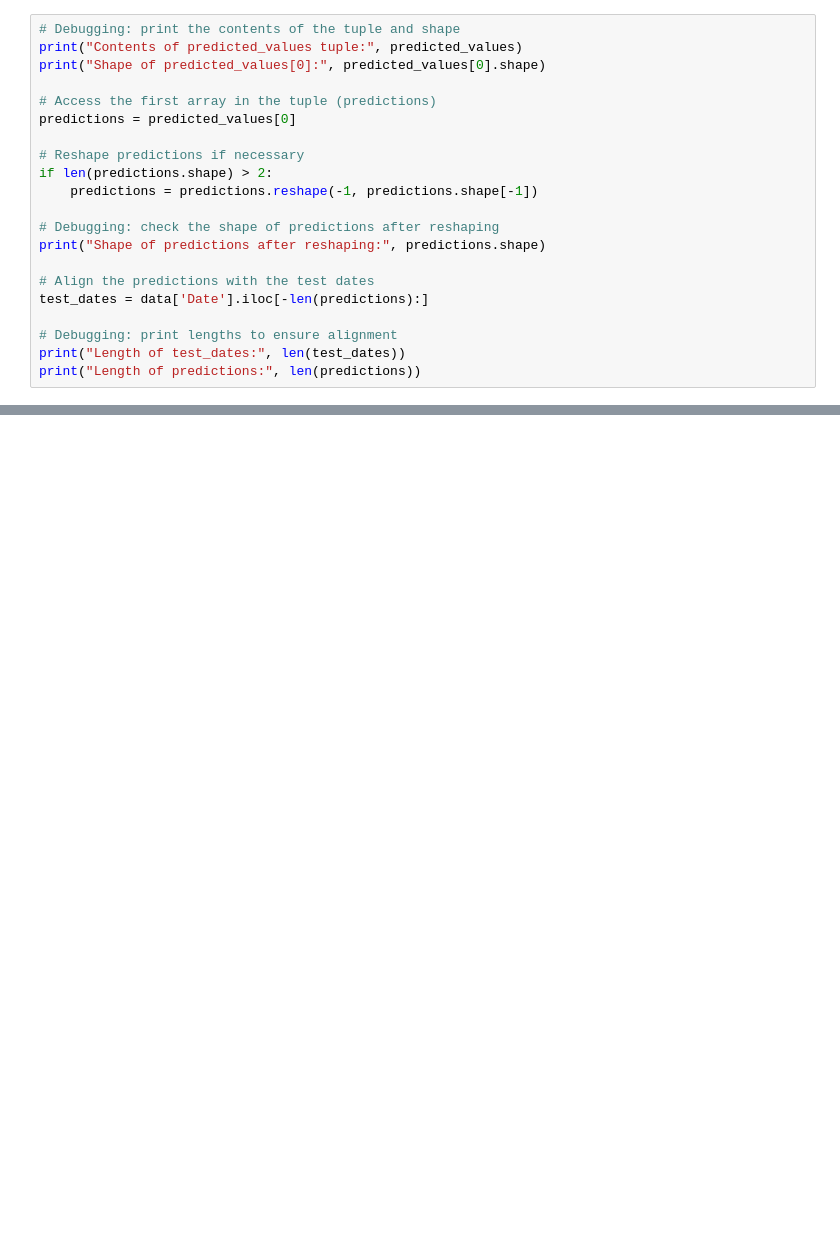
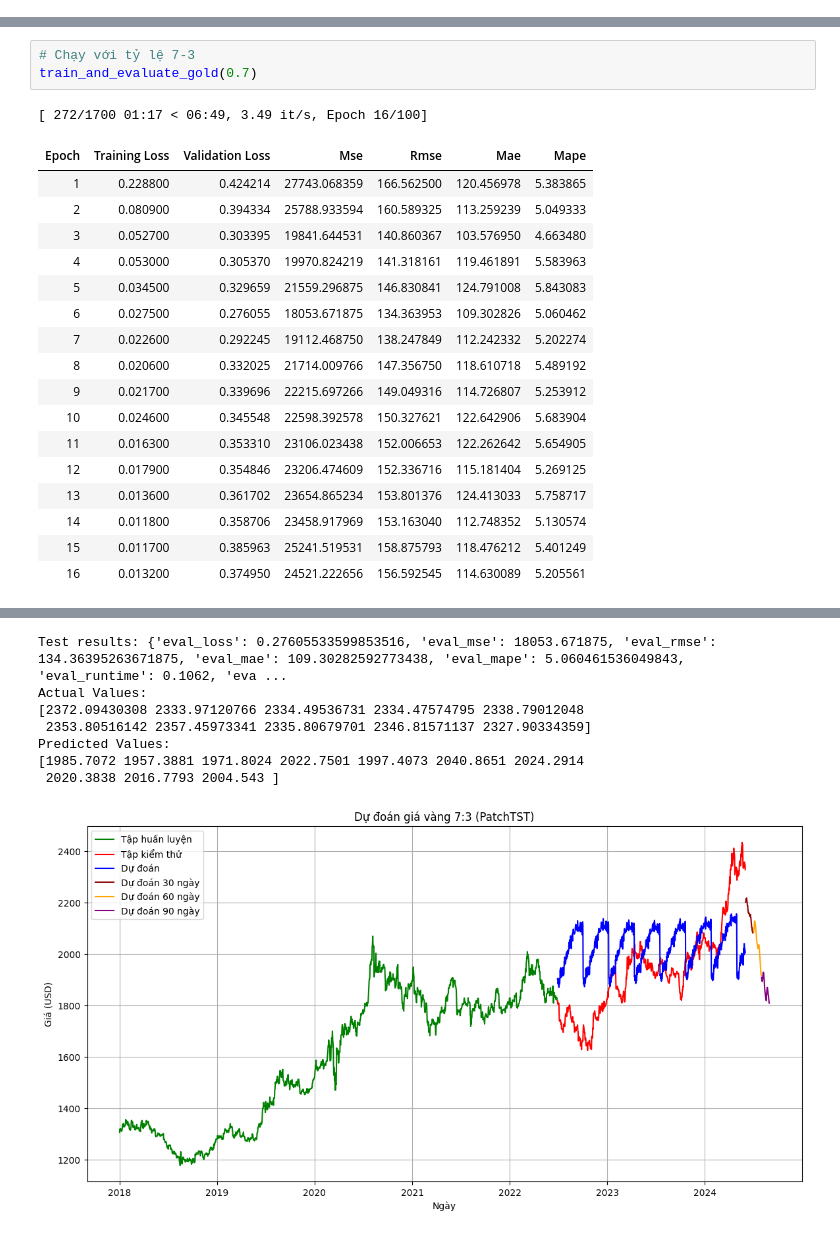
Before and after one commit to Kt7mmm/IS403_O21_06, a Jupyter notebook: Model/Team06_PatchTST.ipynb, the cells around one changed output, grey strips where cells are left out. Drawn from its saved outputs; the diff is of its cells as text; blank space fills up the shorter version.

```diff
--- a/Model/Team06_PatchTST.ipynb
+++ b/Model/Team06_PatchTST.ipynb
@@ -43,21 +0,0 @@ Requirement already satisfied: mpmath>=0.19 in /usr/local/lib/python3.10/dist-pa
-# %%
-# Debugging: print the contents of the tuple and shape
-print("Contents of predicted_values tuple:", predicted_values)
-print("Shape of predicted_values[0]:", predicted_values[0].shape)
-
-# Access the first array in the tuple (predictions)
-predictions = predicted_values[0]
-
-# Reshape predictions if necessary
-if len(predictions.shape) > 2:
-    predictions = predictions.reshape(-1, predictions.shape[-1])
-
-# Debugging: check the shape of predictions after reshaping
-print("Shape of predictions after reshaping:", predictions.shape)
-
-# Align the predictions with the test dates
-test_dates = data['Date'].iloc[-len(predictions):]
-
-# Debugging: print lengths to ensure alignment
-print("Length of test_dates:", len(test_dates))
-print("Length of predictions:", len(predictions))
@@ -2354,0 +293,22 @@ Predicted Values:
+# %%
+# Chạy với tỷ lệ 7-3
+train_and_evaluate_gold(0.7)
+# %% [output]
+[ 272/1700 01:17 < 06:49, 3.49 it/s, Epoch 16/100]
+| Epoch | Training Loss | Validation Loss | Mse | Rmse | Mae | Mape |
+| 1 | 0.228800 | 0.424214 | 27743.068359 | 166.562500 | 120.456978 | 5.383865 |
+| 2 | 0.080900 | 0.394334 | 25788.933594 | 160.589325 | 113.259239 | 5.049333 |
+| 3 | 0.052700 | 0.303395 | 19841.644531 | 140.860367 | 103.576950 | 4.663480 |
+| 4 | 0.053000 | 0.305370 | 19970.824219 | 141.318161 | 119.461891 | 5.583963 |
+| 5 | 0.034500 | 0.329659 | 21559.296875 | 146.830841 | 124.791008 | 5.843083 |
+| 6 | 0.027500 | 0.276055 | 18053.671875 | 134.363953 | 109.302826 | 5.060462 |
+| 7 | 0.022600 | 0.292245 | 19112.468750 | 138.247849 | 112.242332 | 5.202274 |
+| 8 | 0.020600 | 0.332025 | 21714.009766 | 147.356750 | 118.610718 | 5.489192 |
+| 9 | 0.021700 | 0.339696 | 22215.697266 | 149.049316 | 114.726807 | 5.253912 |
+| 10 | 0.024600 | 0.345548 | 22598.392578 | 150.327621 | 122.642906 | 5.683904 |
+| 11 | 0.016300 | 0.353310 | 23106.023438 | 152.006653 | 122.262642 | 5.654905 |
+| 12 | 0.017900 | 0.354846 | 23206.474609 | 152.336716 | 115.181404 | 5.269125 |
+| 13 | 0.013600 | 0.361702 | 23654.865234 | 153.801376 | 124.413033 | 5.758717 |
+| 14 | 0.011800 | 0.358706 | 23458.917969 | 153.163040 | 112.748352 | 5.130574 |
+| 15 | 0.011700 | 0.385963 | 25241.519531 | 158.875793 | 118.476212 | 5.401249 |
+| 16 | 0.013200 | 0.374950 | 24521.222656 | 156.592545 | 114.630089 | 5.205561 |
@@ -2354,0 +316,8 @@ Predicted Values:
+Test results: {'eval_loss': 0.27605533599853516, 'eval_mse': 18053.671875, 'eval_rmse': 134.36395263671875, 'eval_mae': 109.30282592773438, 'eval_mape': 5.060461536049843, 'eval_runtime': 0.1062, 'eva ...
+Actual Values:
+[2372.09430308 2333.97120766 2334.49536731 2334.47574795 2338.79012048
+ 2353.80516142 2357.45973341 2335.80679701 2346.81571137 2327.90334359]
+Predicted Values:
+[1985.7072 1957.3881 1971.8024 2022.7501 1997.4073 2040.8651 2024.2914
+ 2020.3838 2016.7793 2004.543 ]
+[figure, added]
```
Also changed, not shown: parts of 39 cells of this notebook, 1 other file.
